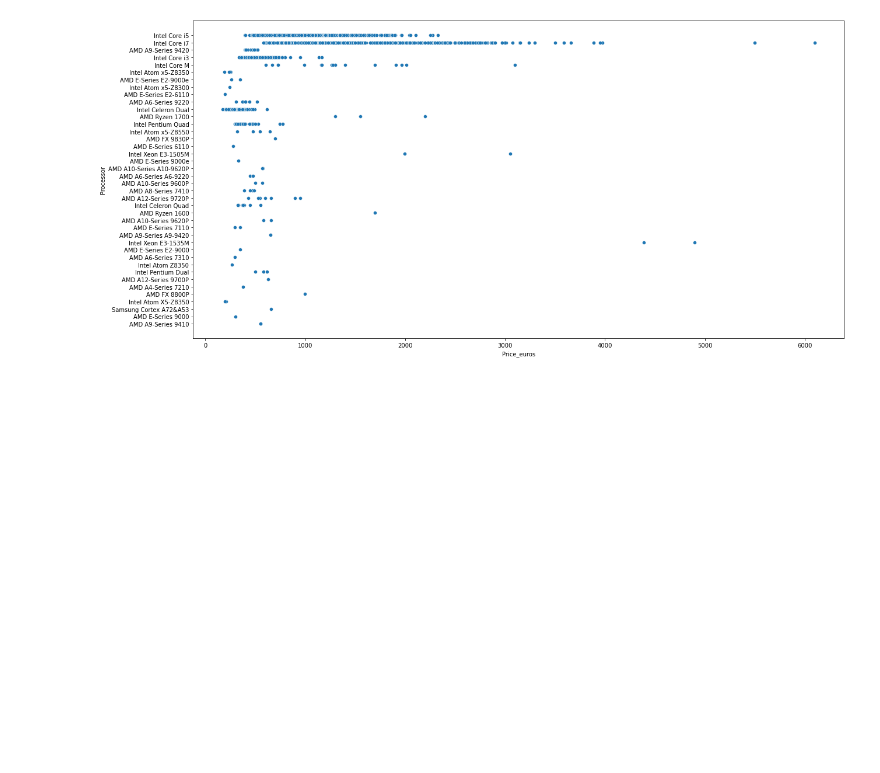
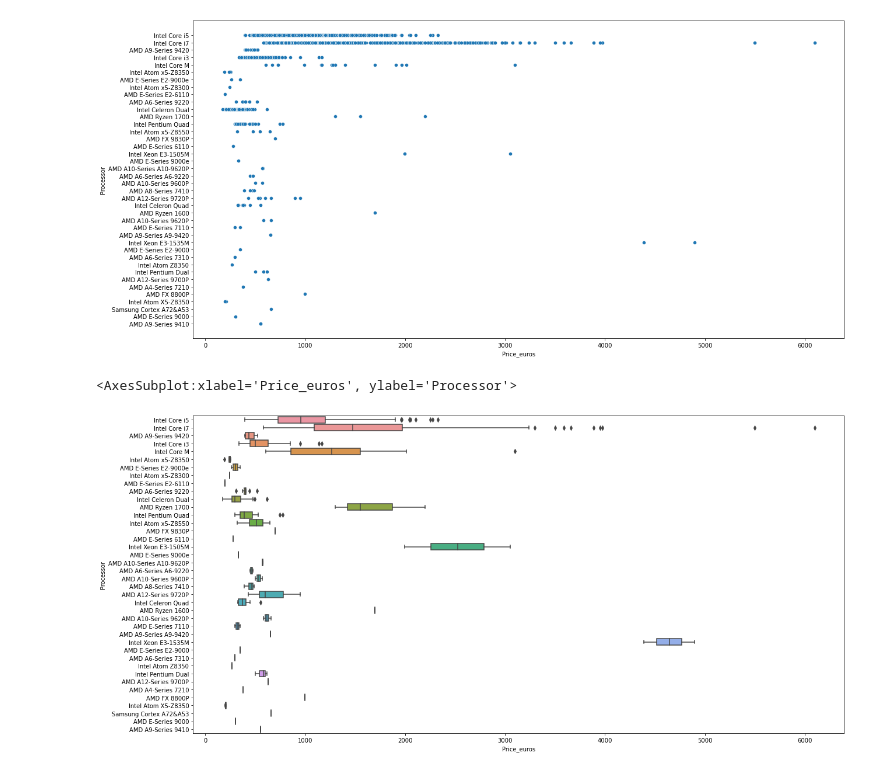
Before and after one commit to cguillamet/Laptop-price, a Jupyter notebook: Laptop Prices Prediction.ipynb, the cells around one changed output. Cells and saved outputs as stored; diff of their text form; code cells hidden in the pictures; blank space fills up the shorter version.

```diff
--- a/Laptop Prices Prediction.ipynb
+++ b/Laptop Prices Prediction.ipynb
@@ -161,3 +180,9 @@ sns.scatterplot(data = data, x = "Price_euros", y = "Processor")
 # %% [output]
 <AxesSubplot:xlabel='Price_euros', ylabel='Processor'>
 [figure]
+# %%
+fig, ax = plt.subplots(figsize=(20,10))
+sns.boxplot(x = "Price_euros", y = "Processor", data = data)
+# %% [output]
+<AxesSubplot:xlabel='Price_euros', ylabel='Processor'>
+[figure, added]
```
Also changed, not shown: parts of 15 cells of this notebook.
